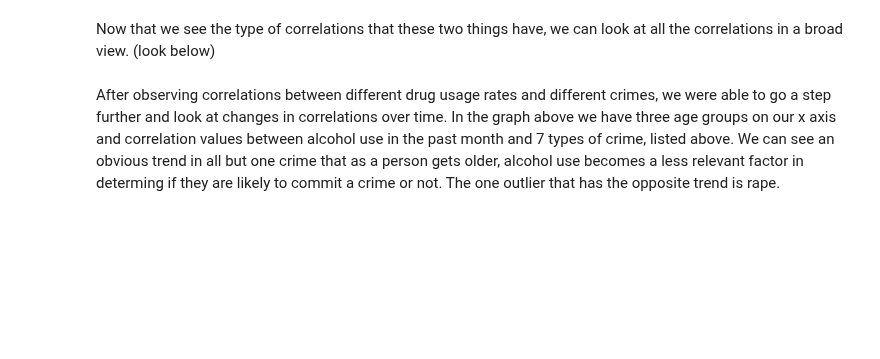
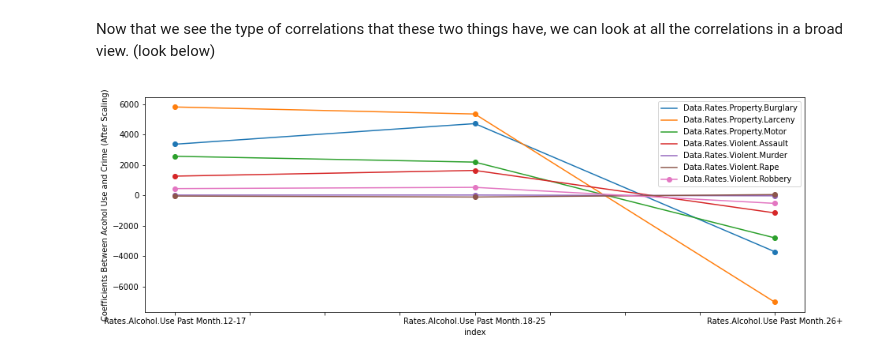
Before and after one commit to jlicht27/jlicht27.github.io, a Jupyter notebook: drugs.ipynb, the cells around one changed output. Saved outputs shown, nothing was run; the diff lists cells and outputs as text; code cells hidden in the pictures; blank space fills up the shorter version.

```diff
--- a/drugs.ipynb
+++ b/drugs.ipynb
@@ -389,20 +413,30 @@ It is again important to notice the difference in x-axis scales for each subplot
 # %% [markdown]
 Now that we see the type of correlations that these two things have, we can look at all the correlations in a broad view. (look below)
 # %%
-g = louisiana_alc.corr()[4:7].iloc[:, 7:]
-g = g.reset_index()
+xs = ["Rates.Alcohol.Use Past Month.12-17","Rates.Alcohol.Use Past Month.18-25","Rates.Alcohol.Use Past Month.26+"]
+ys = ["Data.Rates.Property.Burglary", "Data.Rates.Property.Larceny", "Data.Rates.Property.Motor",
+     "Data.Rates.Violent.Assault", "Data.Rates.Violent.Murder", "Data.Rates.Violent.Rape", "Data.Rates.Violent.Robbery"]
 
+#we then get the coefficients for every combination
+all_coefs = pd.DataFrame({"Crime": ys})
+all_coefs.set_index("Crime", inplace=True)
+for x in xs:
+    coefs = []
+    for y in ys:
+        res = stats.linregress(louisiana_alc[x], louisiana_alc[y])
+        coefs.append(res.slope)
+    all_coefs[x] = coefs
+all_coefs = all_coefs.transpose()
+all_coefs.reset_index(inplace=True)
+
+#we plot those results here
 fig, ax = plt.subplots()
 
-l = ["Data.Rates.Property.Burglary", "Data.Rates.Property.Larceny", "Data.Rates.Property.Motor",
-     "Data.Rates.Violent.Assault", "Data.Rates.Violent.Murder", "Data.Rates.Violent.Rape",
-     "Data.Rates.Violent.Robbery"]
+for col in ys:
+    all_coefs.plot.line(x="index", y=col, ax=ax, marker='o')
 
-for col in l:
-    g.plot.line(x="index", y=col, ax=ax)
-
-ax.set_ylabel("Correlation Between Acohol Use and Crime");
-fig.set_figheight(10)
-fig.set_figwidth(20)
+ax.set_ylabel("Coefficients Between Acohol Use and Crime (After Scaling)");
+fig.set_figheight(5)
+fig.set_figwidth(15)
+# %% [output]
+[figure, added]
-# %% [markdown]
-After observing correlations between different drug usage rates and different crimes, we were able to go a step further and look at changes in correlations over time. In the graph above we have three age groups on our x axis and correlation values between alcohol use in the past month and 7 types of crime, listed above. We can see an obvious trend in all but one crime that as a person gets older, alcohol use becomes a less relevant factor in determing if they are likely to commit a crime or not. The one outlier that has the opposite trend is rape.
```
Also changed, not shown: parts of 14 cells of this notebook.
